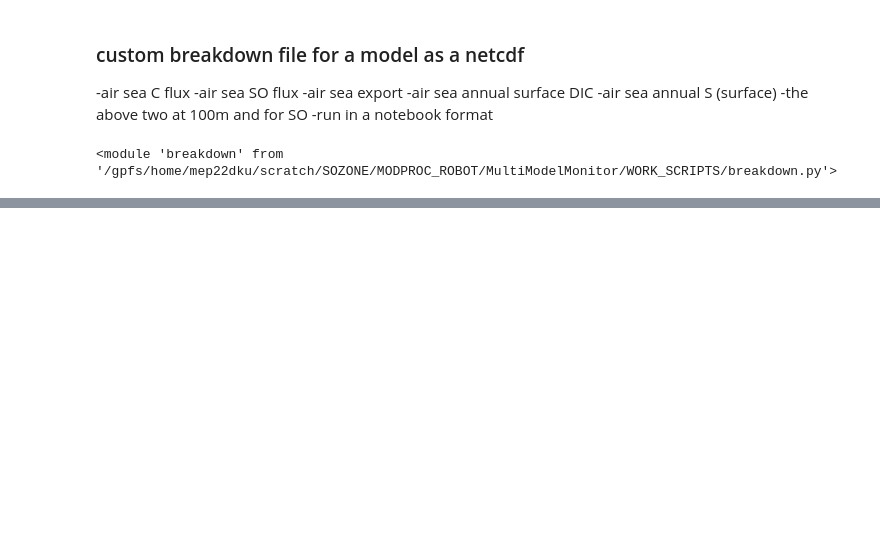
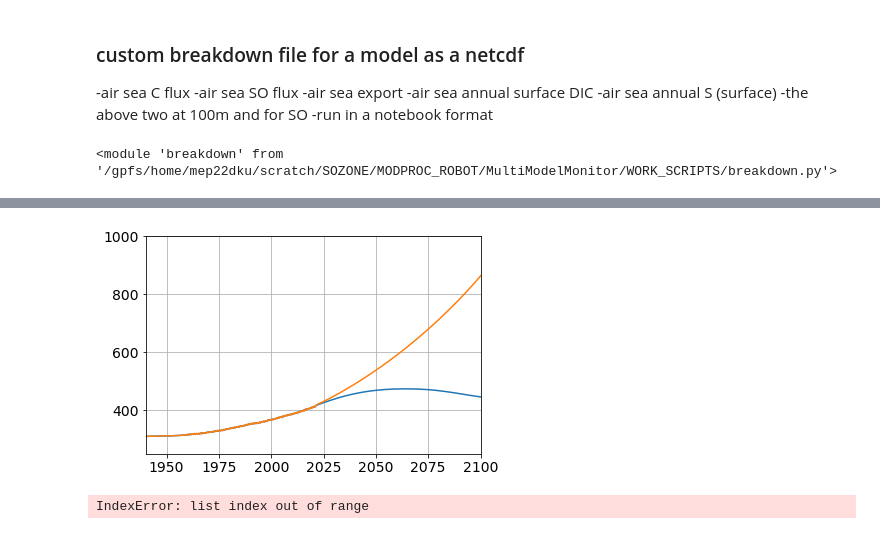
Before and after one commit to tjarnikova/SOZONE, a Jupyter notebook: MODPROC_ROBOT/MultiModelMonitor/DEVELOPER.ipynb, the cells around one changed output, grey strips where cells are left out. Cells and saved outputs as stored; diff of their text form; code cells hidden in the pictures; blank space fills up the shorter version.

```diff
--- a/MODPROC_ROBOT/MultiModelMonitor/DEVELOPER.ipynb
+++ b/MODPROC_ROBOT/MultiModelMonitor/DEVELOPER.ipynb
@@ -81,0 +112,34 @@ if graph:
+# %%
+plt.plot(df1['1650.042'],df1['276.58'])
+plt.plot(df3['1650.042'],df3['276.58'])
+plt.xlim([1940,2100])
+plt.ylim([250,1000])
+plt.grid()
+# %% [output]
+[figure, added]
+# %%
+extract = False #extracting?
+graph = True #plotting?
+sdir = '/gpfs/home/mep22dku/scratch/SOZONE/MODPROC_ROBOT/MultiModelMonitor/OUTPUT/' #results directory
+fnam = 'Cflx_spinup_monitor.png' ## filename for resulting plot
+tms = ['TOM12_TJ_SP01']#,'TOM12_TJ_1BS2', 'TOM12_TJ_3AS1','TOM12_DW_WE43', 'TOM12_DW_GA01'] ##models to plot
+tms_te = tms ##models to extract
+descs = ['SPO1: model spinup',
+         'GA01: DW(NCEP), GCB run'] #descriptions of models in tm
+cols = ['brown', sc.scen['1A']['color'],sc.scen['1B']['color'],sc.scen['3A']['color'], 'grey', 'b'] #colours for models in tm
+
+if extract:
+    for tm in tms_te:
+        bp.breakdown_maker(tm, bdflag = 'cflx', resDir = sdir)
+linestyles = ['-',':','-',':','-',':','-',':','-']
+## open the datasets
+if graph:
+    dsets = []
+
+    for tm in tms:
+        w = glob.glob(f'{sdir}*{tm}*')
+        ds = xr.open_dataset(w[0])
+        dsets.append(ds)
+    pr.plot_carbon(dsets, cols, descs,linestyles, sdir, fnam, tstart = 1700, tend = 2100, tendatm = 450)
+# %% [output]
+IndexError: list index out of range
```
Also changed, not shown: parts of 5 cells of this notebook, 5 other files.
